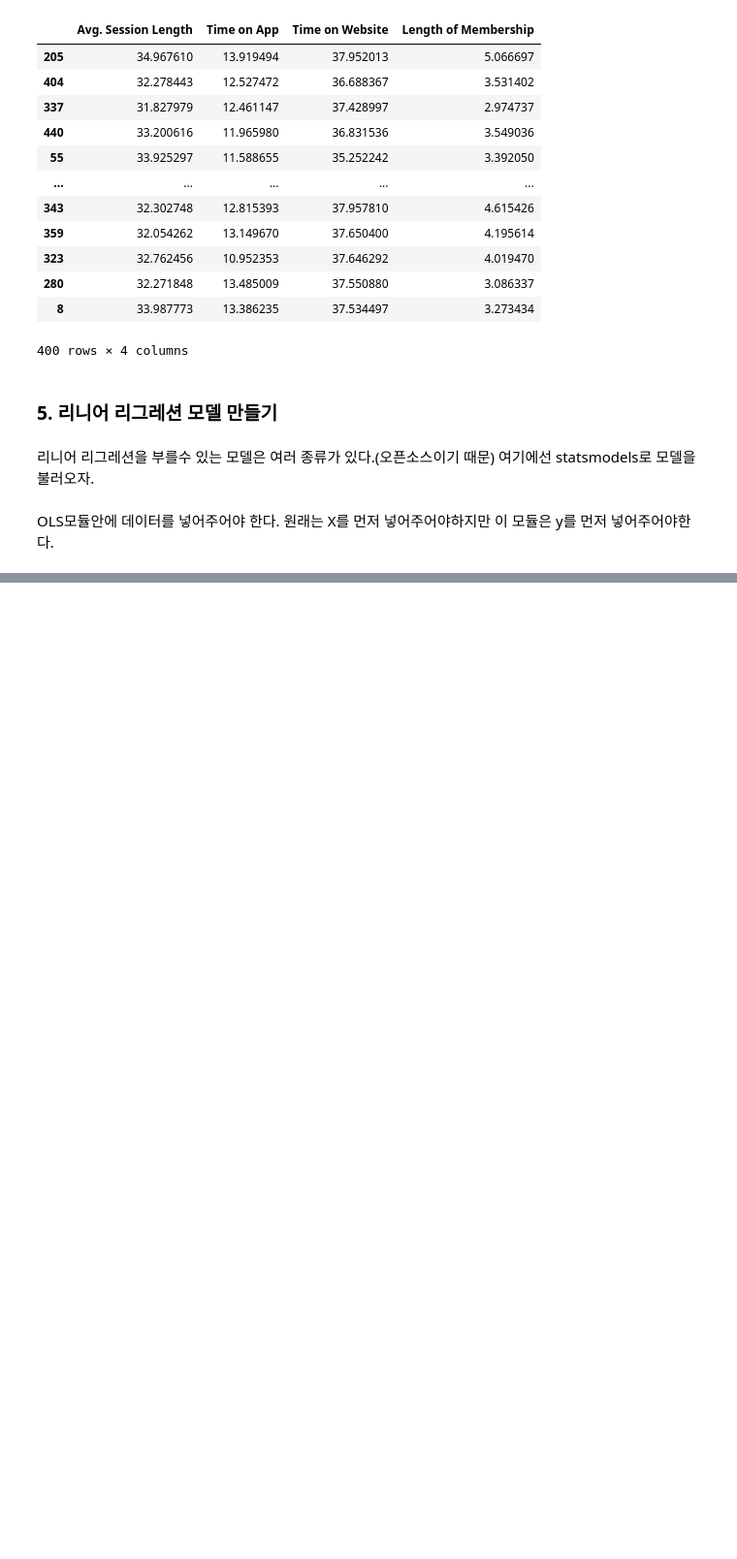
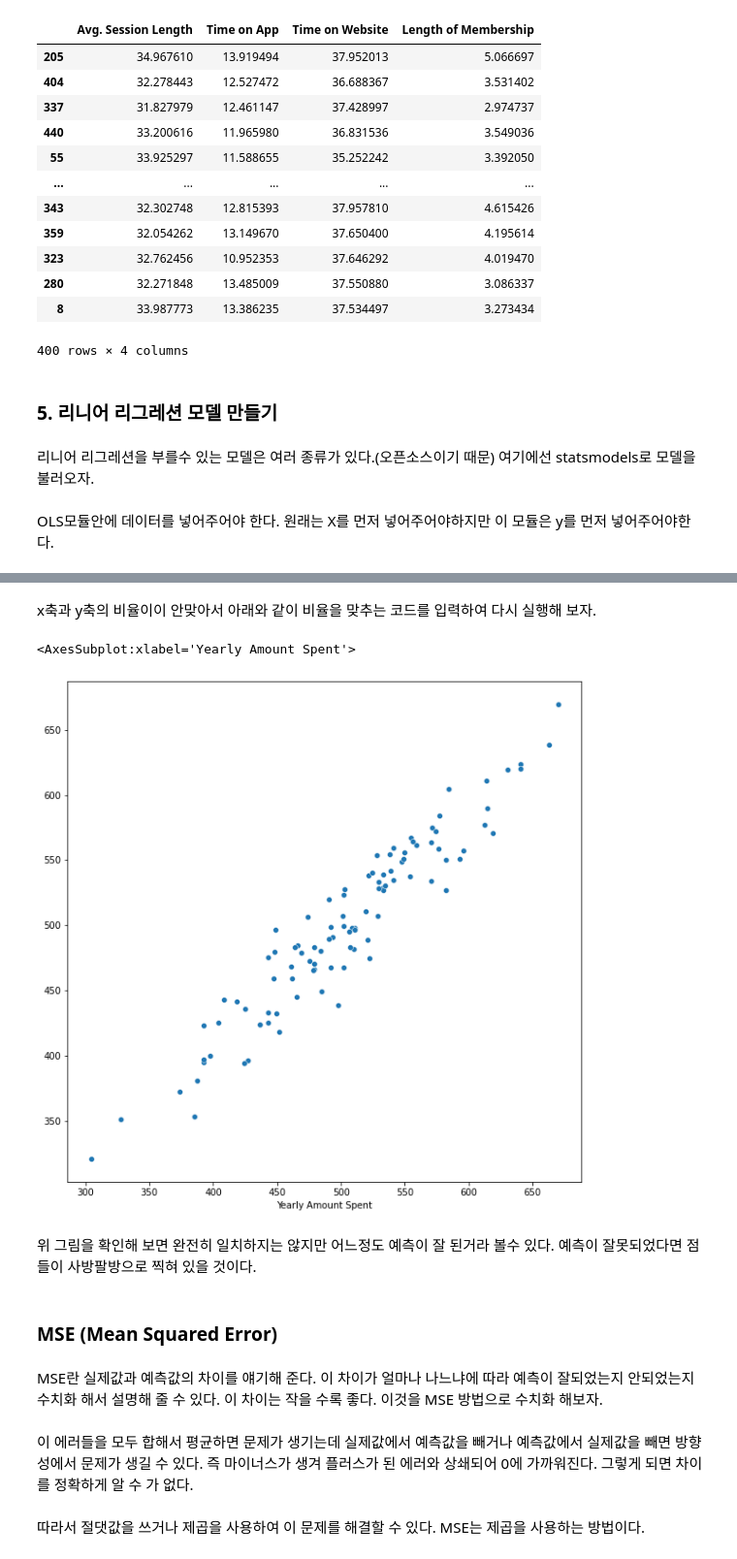
Before and after one commit to jaeyoon89/fastcampus_study, a Jupyter notebook: e-commerce_predict.ipynb, the cells around one changed output, grey strips where cells are left out. Shown: that part at 97% size. Drawn from its saved outputs; the diff is of its cells as text; code cells hidden in the pictures; blank space fills up the shorter version.

```diff
--- a/e-commerce_predict.ipynb
+++ b/e-commerce_predict.ipynb
@@ -246,0 +327,18 @@ mdmodel.fit
+# %% [markdown]
+x축과 y축의 비율이이 안맞아서 아래와 같이 비율을 맞추는 코드를 입력하여 다시 실행해 보자.
+# %%
+plt.figure(figsize=(10,10))
+sns.scatterplot(x=y_test, y=pred)
+# %% [output]
+<AxesSubplot:xlabel='Yearly Amount Spent'>
+[figure, added]
+# %% [markdown]
+위 그림을 확인해 보면 완전히 일치하지는 않지만 어느정도 예측이 잘 된거라 볼수 있다. 예측이 잘못되었다면 점들이 사방팔방으로 찍혀 있을 것이다.
+# %% [markdown]
+### MSE (Mean Squared Error)
+# %% [markdown]
+MSE란 실제값과 예측값의 차이를 얘기해 준다. 이 차이가 얼마나 나느냐에 따라 예측이 잘되었는지 안되었는지 수치화 해서 설명해 줄 수 있다. 이 차이는 작을 수록 좋다. 이것을 MSE 방법으로 수치화 해보자.
+# %% [markdown]
+이 에러들을 모두 합해서 평균하면 문제가 생기는데 실제값에서 예측값을 빼거나 예측값에서 실제값을 빼면 방향성에서 문제가 생길 수 있다. 즉 마이너스가 생겨 플러스가 된 에러와 상쇄되어 0에 가까워진다. 그렇게 되면 차이를 정확하게 알 수 가 없다.
+# %% [markdown]
+따라서 절댓값을 쓰거나 제곱을 사용하여 이 문제를 해결할 수 있다. MSE는 제곱을 사용하는 방법이다.
```
Also changed, not shown: parts of 24 cells of this notebook.
